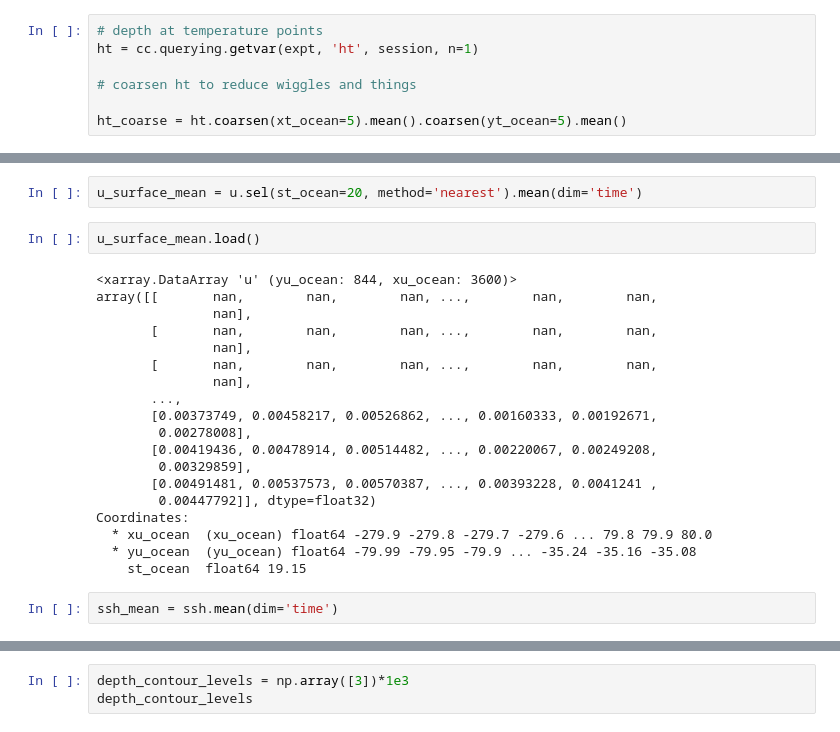
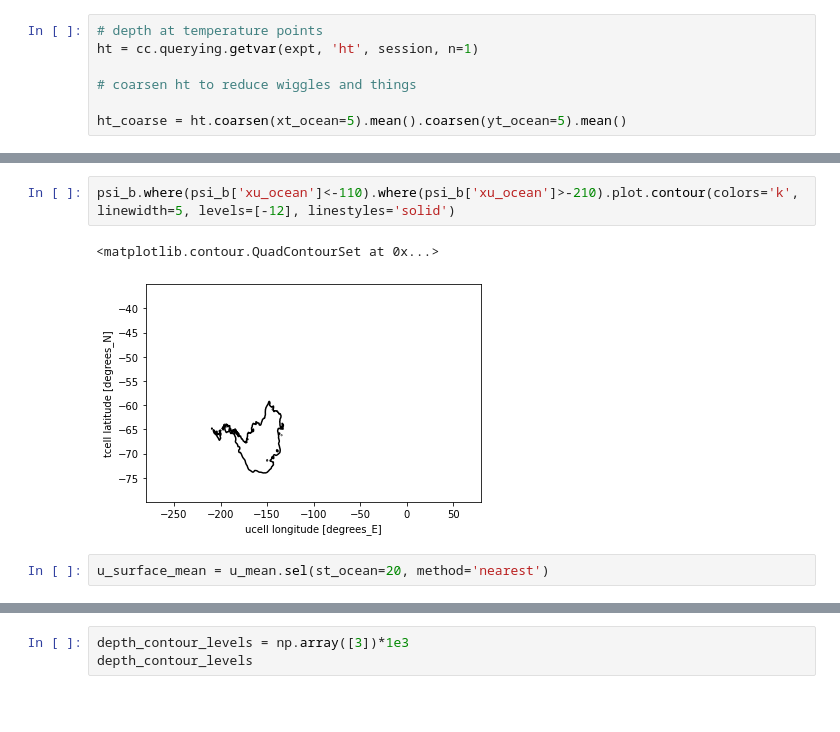
Before and after one commit to edoddridge/SO-RoG-plots, a Jupyter notebook: ACC overview.ipynb, the cells around one changed output, grey strips where cells are left out. Saved outputs shown, nothing was run; the diff lists cells and outputs as text; blank space fills up the shorter version.

```diff
--- a/ACC overview.ipynb
+++ b/ACC overview.ipynb
@@ -158,25 +251,7 @@ Run configuration and history: https://github.com/COSIMA/01deg_jra55_iaf/tree/01
+# %%
+psi_b.where(psi_b['xu_ocean']<-110).where(psi_b['xu_ocean']>-210).plot.contour(colors='k', linewidth=5, levels=[-12], linestyles='solid')
+# %% [output]
+<matplotlib.contour.QuadContourSet at 0x...>
+[figure, added]
 # %%
-u_surface_mean = u.sel(st_ocean=20, method='nearest').mean(dim='time')
+u_surface_mean = u_mean.sel(st_ocean=20, method='nearest')
-# %%
-u_surface_mean.load()
-# %% [output]
-<xarray.DataArray 'u' (yu_ocean: 844, xu_ocean: 3600)>
-array([[       nan,        nan,        nan, ...,        nan,        nan,
-               nan],
-       [       nan,        nan,        nan, ...,        nan,        nan,
-               nan],
-       [       nan,        nan,        nan, ...,        nan,        nan,
-               nan],
-       ...,
-       [0.00373749, 0.00458217, 0.00526862, ..., 0.00160333, 0.00192671,
-        0.00278008],
-       [0.00419436, 0.00478914, 0.00514482, ..., 0.00220067, 0.00249208,
-        0.00329859],
-       [0.00491481, 0.00537573, 0.00570387, ..., 0.00393228, 0.0041241 ,
-        0.00447792]], dtype=float32)
-Coordinates:
-  * xu_ocean  (xu_ocean) float64 -279.9 -279.8 -279.7 -279.6 ... 79.8 79.9 80.0
-  * yu_ocean  (yu_ocean) float64 -79.99 -79.95 -79.9 ... -35.24 -35.16 -35.08
-    st_ocean  float64 19.15
-# %%
-ssh_mean = ssh.mean(dim='time')
```
Also changed, not shown: parts of 26 cells of this notebook.
